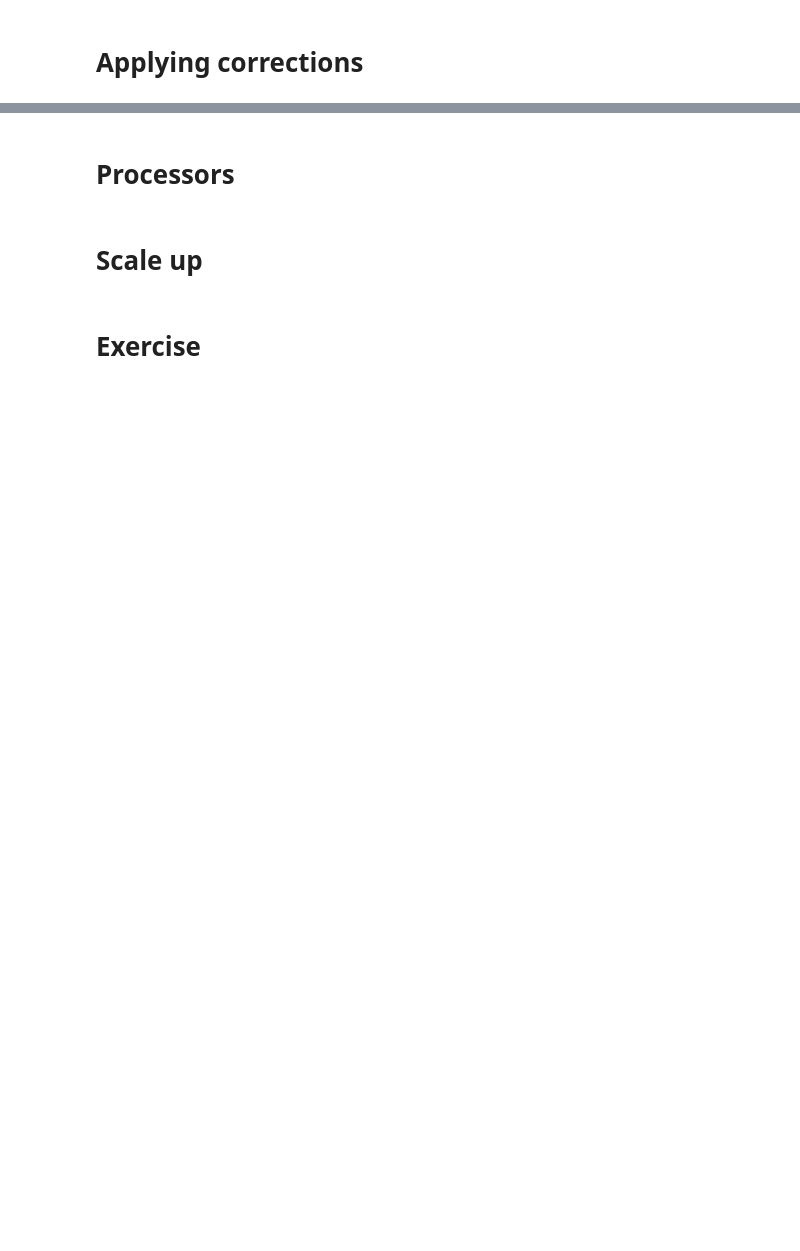
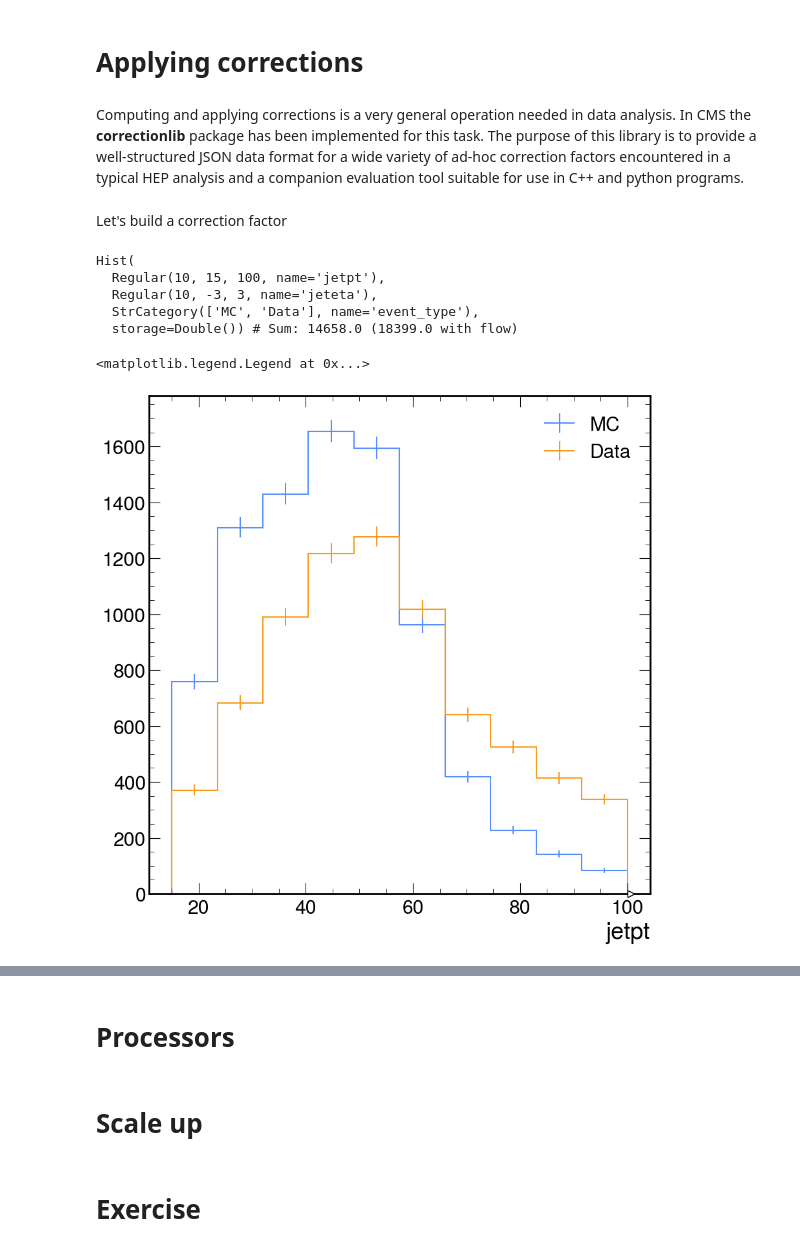
Before and after one commit to valsdav/PyHEPTutorial_INFN_InteractiveAnalysisWorkshop, a Jupyter notebook: 3_Coffea_analysis.ipynb, the cells around one changed output, grey strips where cells are left out. Cells and saved outputs as stored; diff of their text form; code cells hidden in the pictures; blank space fills up the shorter version.

```diff
--- a/3_Coffea_analysis.ipynb
+++ b/3_Coffea_analysis.ipynb
@@ -228,2 +270,13 @@ weights.variations
 # %% [markdown]
 # Applying corrections
+# %% [markdown]
+Computing and applying corrections is a very general operation needed in data analysis.
+In CMS the **correctionlib** package has been implemented for this task. The purpose of this library is to provide a well-structured JSON data format for a wide variety of ad-hoc correction factors encountered in a typical HEP analysis and a companion evaluation tool suitable for use in C++ and python programs.
+# %% [markdown]
+Let's build a correction factor
+# %%
+H = (
+    Hist.new.Regular(10, 15, 100, name="jetpt")
+    .Regular(10, -3, 3, name="jeteta")
+    .StrCategory(["MC", "Data"], name="event_type")
+    .Double())
@@ -229,0 +297,23 @@ weights.variations
+# %%
+mask_2j_MC = ak.num(events_MC.Jet, axis=1)>=2
+mask_2j_data = ak.num(events_data.Jet, axis=1)>=2
+
+H.fill(events_MC[mask_2j_MC].Jet[:,0].pt,
+            events_MC[mask_2j_MC].Jet[:,0].eta,
+            event_type="MC")
+H.fill(events_data[mask_2j_data].Jet[:,0].pt,
+            events_data[mask_2j_data].Jet[:,0].eta,
+            event_type="Data")
+# %% [output]
+Hist(
+  Regular(10, 15, 100, name='jetpt'),
+  Regular(10, -3, 3, name='jeteta'),
+  StrCategory(['MC', 'Data'], name='event_type'),
+  storage=Double()) # Sum: 14658.0 (18399.0 with flow)
+# %%
+H[{"event_type":"MC","jeteta":sum}].plot(label="MC")
+H[{"event_type":"Data","jeteta":sum}].plot(label="Data")
+plt.legend()
+# %% [output]
+<matplotlib.legend.Legend at 0x...>
+[figure, added]
```
Also changed, not shown: parts of 13 cells of this notebook.
